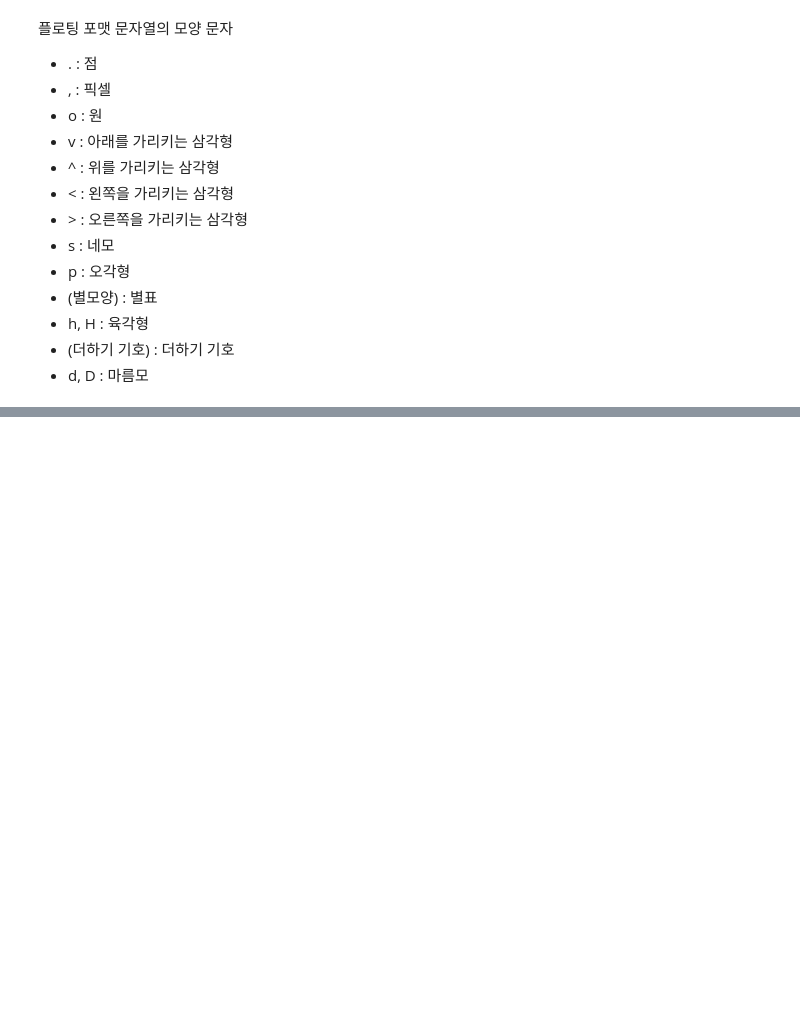
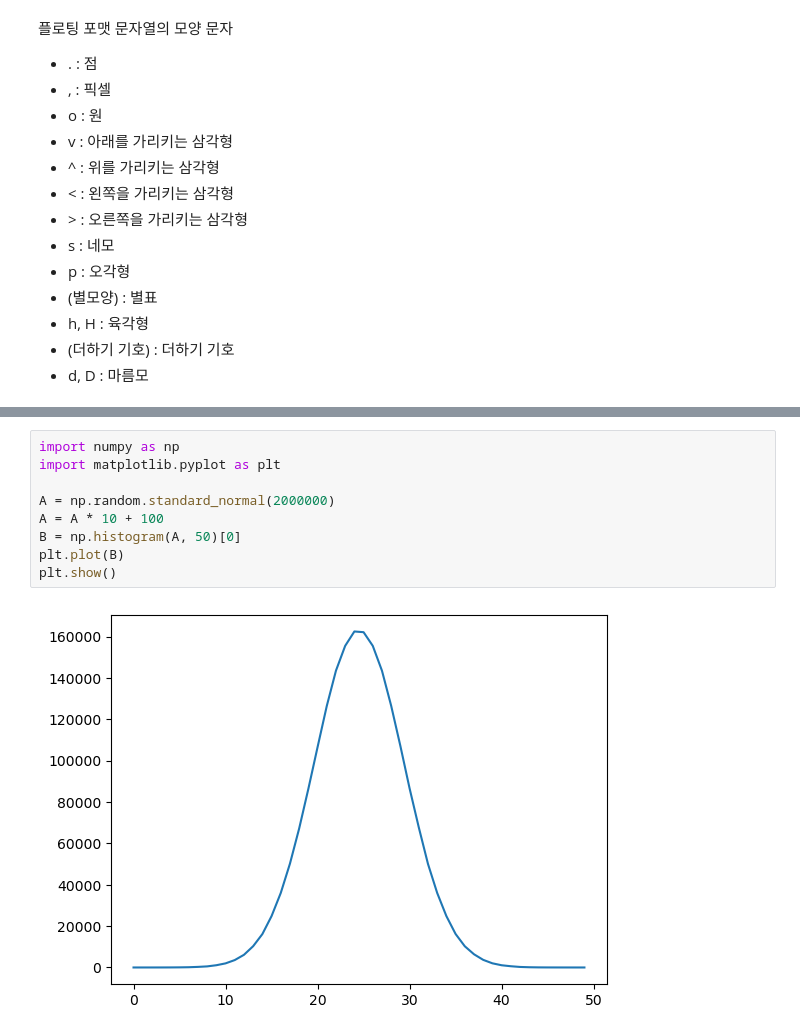
Before and after one commit to iwantbear/Python, a Jupyter notebook: Python_Package/numpy/numpy.ipynb, the cells around one changed output, grey strips where cells are left out. Drawn from its saved outputs; the diff is of its cells as text; blank space fills up the shorter version.

```diff
--- a/Python_Package/numpy/numpy.ipynb
+++ b/Python_Package/numpy/numpy.ipynb
@@ -1526,0 +1632,11 @@ plt.plot 함수를 사용하면 모든 포매팅 문자를 확인할 수 있다.
+# %%
+import numpy as np
+import matplotlib.pyplot as plt
+
+A = np.random.standard_normal(2000000)
+A = A * 10 + 100
+B = np.histogram(A, 50)[0]
+plt.plot(B)
+plt.show()
+# %% [output]
+[figure, added]
```
Also changed, not shown: parts of 102 cells of this notebook, 1 other file.
